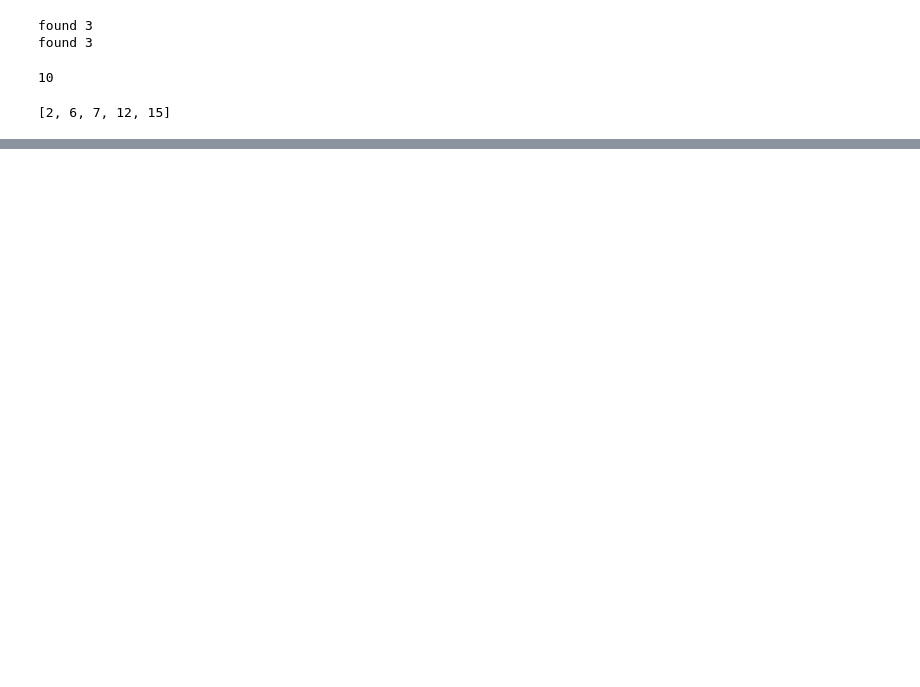
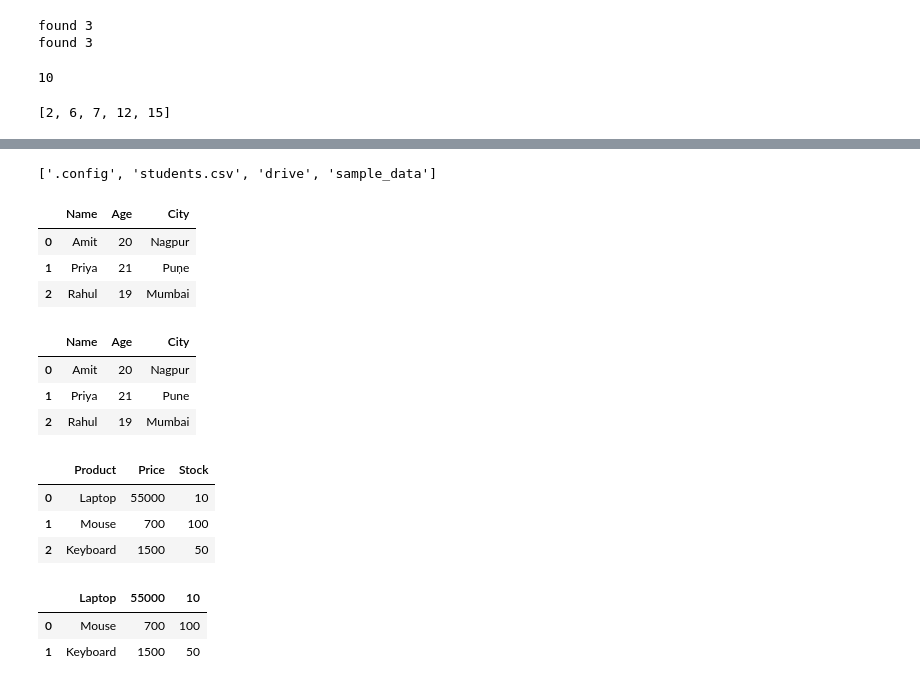
Before and after one commit to AnishShrestha09/pandas, a Jupyter notebook: pandas3.ipynb, the cells around one changed output, grey strips where cells are left out. Saved outputs shown, nothing was run; the diff lists cells and outputs as text; code cells hidden in the pictures; blank space fills up the shorter version.

```diff
--- a/pandas3.ipynb
+++ b/pandas3.ipynb
@@ -85,0 +121,10 @@ print(Output)
+# %%
+csv_data = """Student,Age,Marks, Branch
+Amit,18,85,CSE
+Priya, 19,92,ECE
+Rahul, 18,76,IT
+Sneha, 20,88,CSE
+Karan, 19,67,ME"""
+# %%
+with open("students.csv","w") as file:
+  file.write(csv_data)
@@ -85,0 +189,22 @@ print(Output)
+# %%
+import os
+print(os.listdir())
+# %% [output]
+['.config', 'students.csv', 'drive', 'sample_data']
+# %%
+data = """Name,Age, City
+Amit,20,Nagpur
+Priya, 21, Puņe
+Rahul,19,Mumbai"""
+
+with open("people.csv","w") as file:
+  file.write(data)
+
+
+df2 = pd.read_csv("people.csv")
+df2
+# %% [output]
+|  | Name | Age | City |
+| 0 | Amit | 20 | Nagpur |
+| 1 | Priya | 21 | Puņe |
+| 2 | Rahul | 19 | Mumbai |
@@ -85,0 +214,48 @@ print(Output)
+# %%
+data = """Name; Age; City
+Amit; 20; Nagpur
+Priya; 21; Pune
+Rahul;19;Mumbai"""
+
+with open("people.csv","w") as file:
+  file.write(data)
+
+
+people = pd.read_csv("people.csv",sep=";")
+people
+# %% [output]
+|  | Name | Age | City |
+| 0 | Amit | 20 | Nagpur |
+| 1 | Priya | 21 | Pune |
+| 2 | Rahul | 19 | Mumbai |
+# %%
+data = """Product |Price |Stock
+Laptop|55000|10
+Mouse |700 | 100
+Keyboard| 1500 | 50"""
+
+with open("products.csv","w") as file:
+  file.write(data)
+
+products = pd.read_csv("products.csv",sep="|")
+products
+# %% [output]
+|  | Product | Price | Stock |
+| 0 | Laptop | 55000 | 10 |
+| 1 | Mouse | 700 | 100 |
+| 2 | Keyboard | 1500 | 50 |
+# %%
+data = """
+Laptop|55000|10
+Mouse |700 | 100
+Keyboard| 1500 | 50"""
+
+with open("products.csv","w") as file:
+  file.write(data)
+
+products = pd.read_csv("products.csv",sep="|")
+products
+# %% [output]
+|  | Laptop | 55000 | 10 |
+| 0 | Mouse | 700 | 100 |
+| 1 | Keyboard | 1500 | 50 |
```
Also changed, not shown: parts of 23 cells of this notebook.
